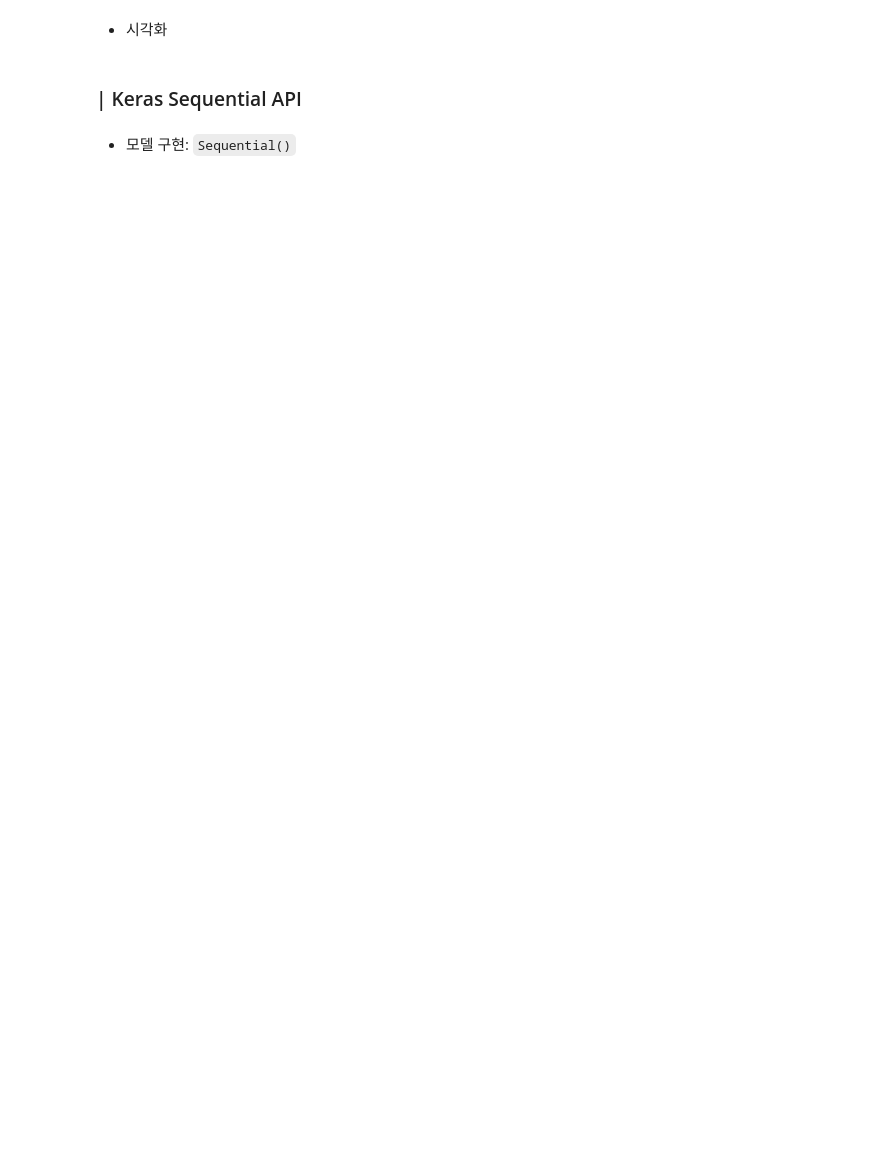
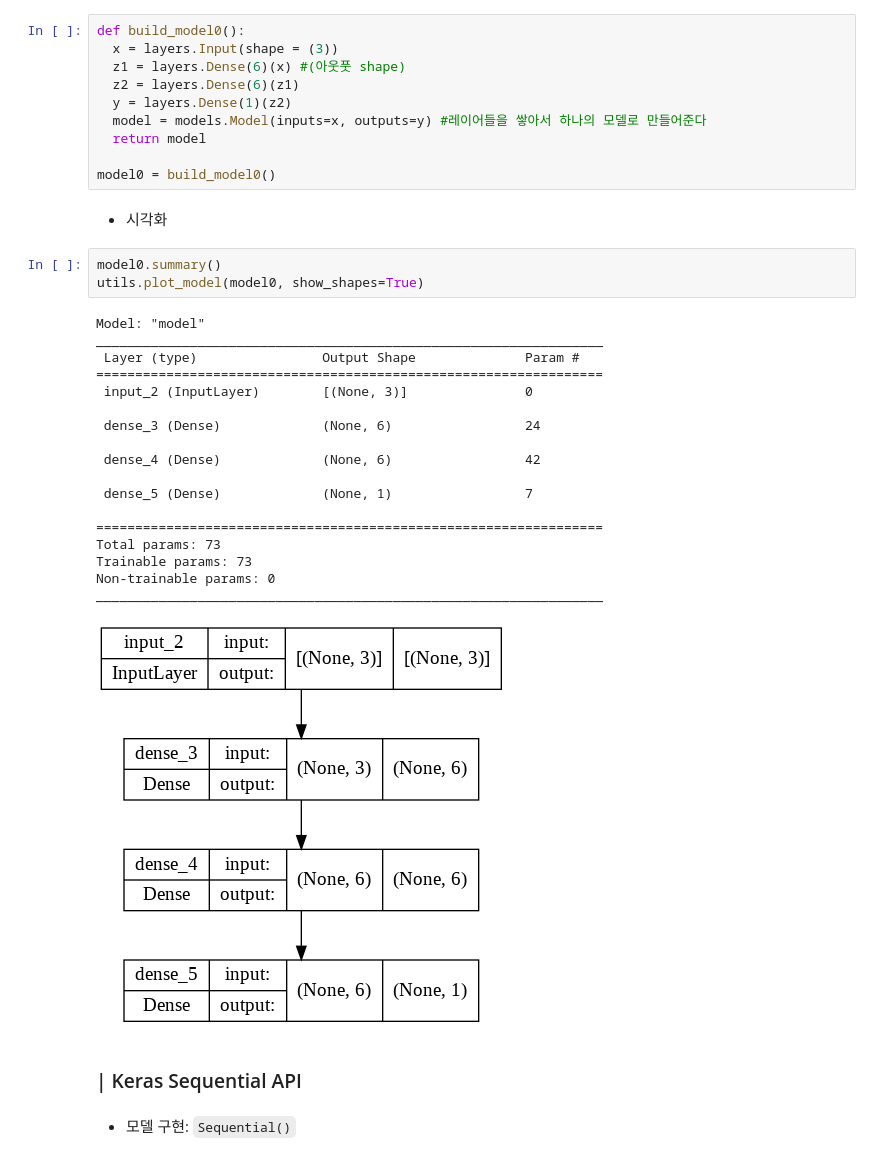
Before and after one commit to GETHUB55/SkillTreePython-DeepLearning, a Jupyter notebook: 01.딥러닝with텐서플로우-basic/ch01_02_DNN기초_텐서플로우를이용한모델링.ipynb, the cells around one changed output. Drawn from its saved outputs; the diff is of its cells as text; blank space fills up the shorter version.

```diff
--- a/01.딥러닝with텐서플로우-basic/ch01_02_DNN기초_텐서플로우를이용한모델링.ipynb
+++ b/01.딥러닝with텐서플로우-basic/ch01_02_DNN기초_텐서플로우를이용한모델링.ipynb
@@ -161,8 +168,40 @@ X는 랜덤한 숫자로 적용하세요. X의 샘플 개수는 10개 입니다.
 ### | Keras Functional API
 # %% [markdown]
 * 모델 구현
+# %%
+def build_model0():
+  x = layers.Input(shape = (3))
+  z1 = layers.Dense(6)(x) #(아웃풋 shape)
+  z2 = layers.Dense(6)(z1)
+  y = layers.Dense(1)(z2)
+  model = models.Model(inputs=x, outputs=y) #레이어들을 쌓아서 하나의 모델로 만들어준다
+  return model
+
+model0 = build_model0()
 # %% [markdown]
 * 시각화
+# %%
+model0.summary()
+utils.plot_model(model0, show_shapes=True)
+# %% [output]
+Model: "model"
+_________________________________________________________________
+ Layer (type)                Output Shape              Param #
+=================================================================
+ input_2 (InputLayer)        [(None, 3)]               0
+
+ dense_3 (Dense)             (None, 6)                 24
+
+ dense_4 (Dense)             (None, 6)                 42
+
+ dense_5 (Dense)             (None, 1)                 7
+
+=================================================================
+Total params: 73
+Trainable params: 73
+Non-trainable params: 0
+_________________________________________________________________
+[figure, added]
 # %% [markdown]
 ### | Keras Sequential API
 # %% [markdown]
```
Also changed, not shown: parts of 9 cells of this notebook.
